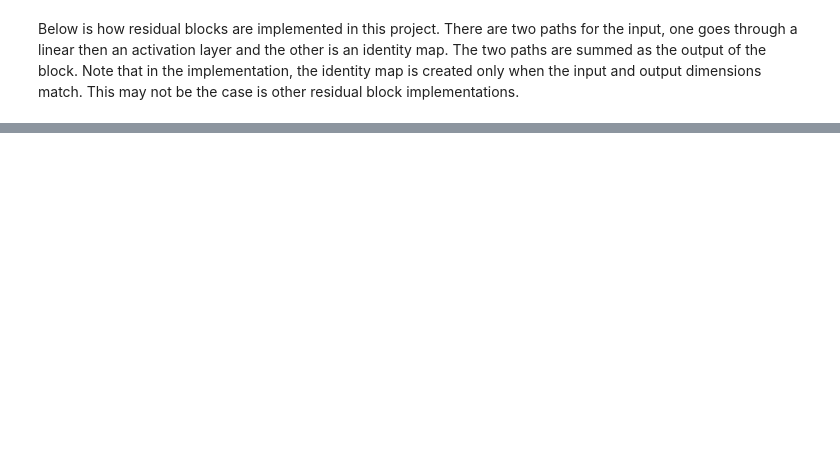
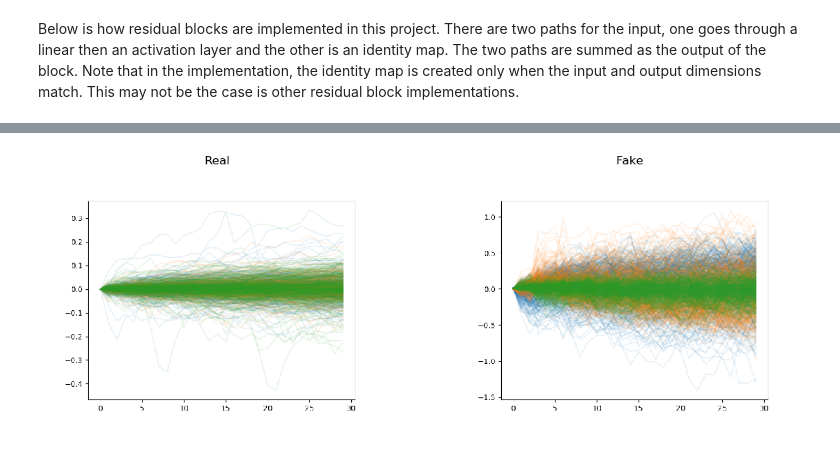
Before and after one commit to the-salty-austin/FinanceSigWGAN, a Jupyter notebook: notes.ipynb, the cells around one changed output, grey strips where cells are left out. Cells and saved outputs as stored; diff of their text form; code cells hidden in the pictures; blank space fills up the shorter version.

```diff
--- a/notes.ipynb
+++ b/notes.ipynb
@@ -779,0 +1163,20 @@ $x_{ \text{fake future} }$
+# %%
+# Open the two PNG images
+image1 = Image.open("./numerical_results/MyBinance/SigWGAN_LogSigRNN_0/x_real.png")
+image2 = Image.open("./numerical_results/MyBinance/SigWGAN_LogSigRNN_0/x_fake.png")
+
+# Create a new figure and display the images side by side
+plt.figure(figsize=(14, 8))  # Adjust the figsize as needed
+plt.subplot(1, 2, 1)  # Subplot with 1 row and 2 columns, position 1
+plt.imshow(image1)
+plt.title("Real")
+plt.axis('off')
+
+plt.subplot(1, 2, 2)  # Subplot with 1 row and 2 columns, position 2
+plt.imshow(image2)
+plt.title("Fake")
+plt.axis('off')
+
+plt.show()
+# %% [output]
+[figure, added]
```
Also changed, not shown: parts of 93 cells of this notebook, 12 other files.
